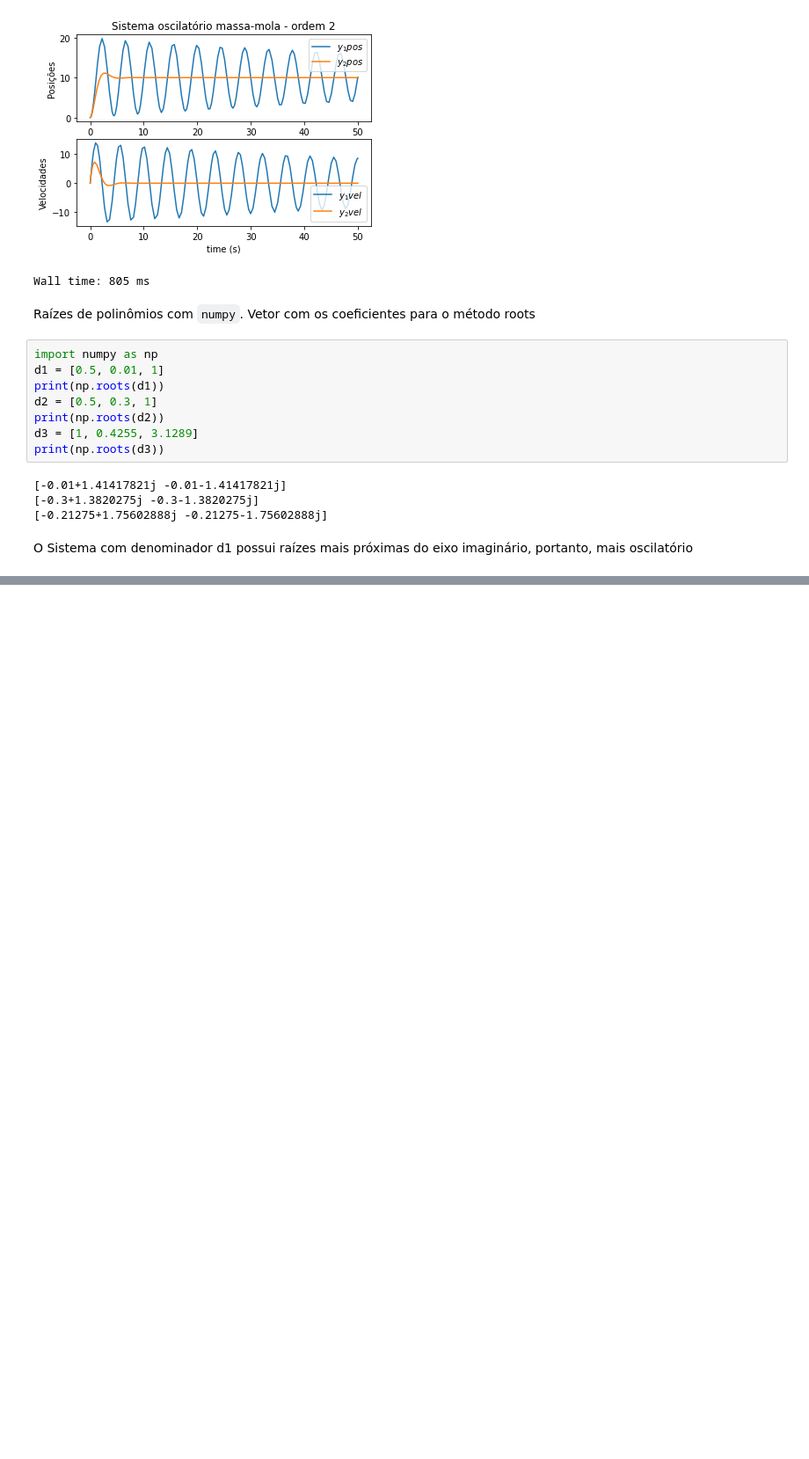
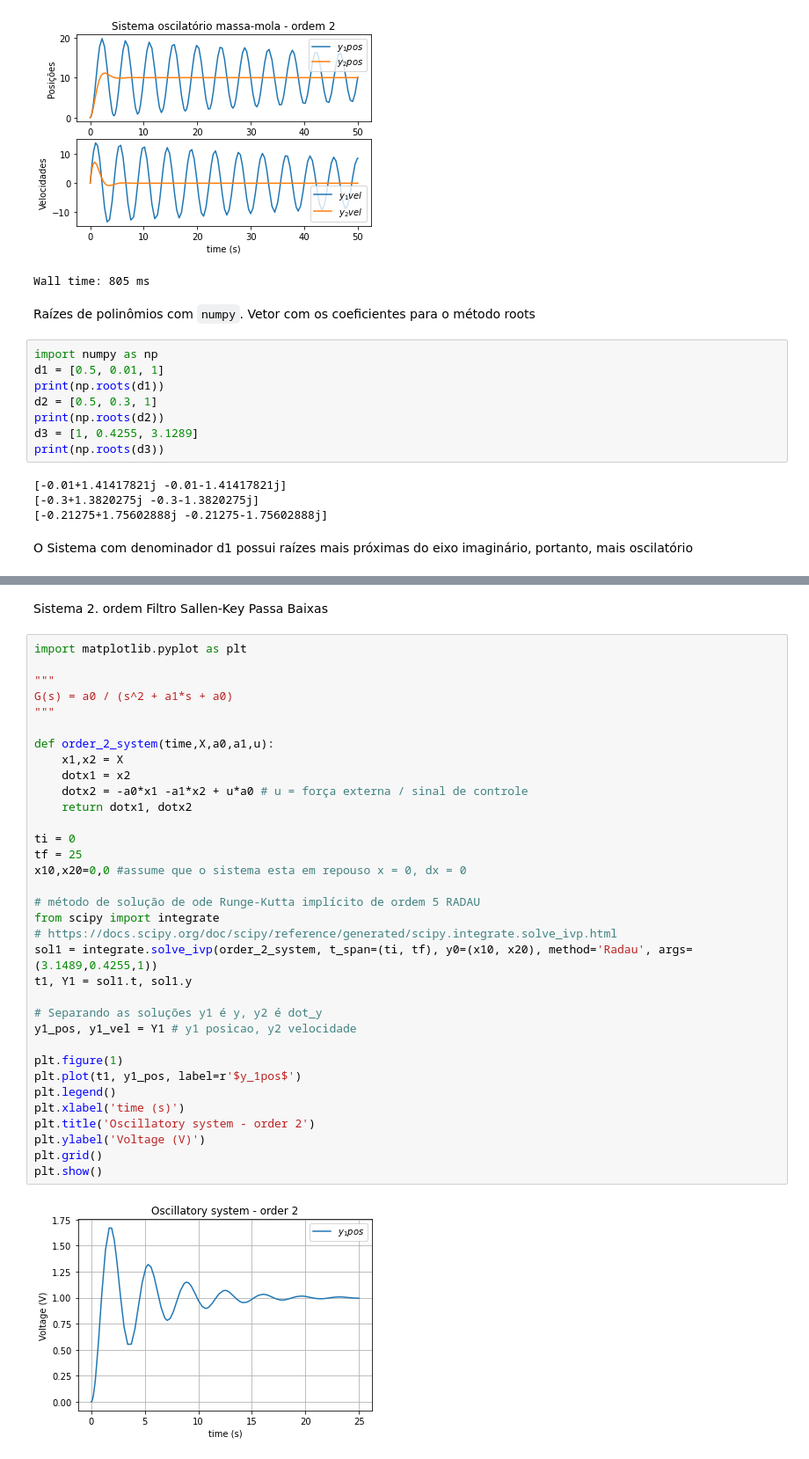
Before and after one commit to josenalde/embeddedsystems, a Jupyter notebook: src/simul1.ipynb, the cells around one changed output, grey strips where cells are left out. Shown at 88% size. Saved outputs shown, nothing was run; the diff lists cells and outputs as text; blank space fills up the shorter version.

```diff
--- a/src/simul1.ipynb
+++ b/src/simul1.ipynb
@@ -208,0 +209,38 @@ Wall time: 381 ms
+# %% [markdown]
+Sistema 2. ordem Filtro Sallen-Key Passa Baixas
+# %%
+import matplotlib.pyplot as plt
+
+"""
+G(s) = a0 / (s^2 + a1*s + a0)
+"""
+
+def order_2_system(time,X,a0,a1,u):
+    x1,x2 = X
+    dotx1 = x2
+    dotx2 = -a0*x1 -a1*x2 + u*a0 # u = força externa / sinal de controle
+    return dotx1, dotx2
+
+ti = 0
+tf = 25
+x10,x20=0,0 #assume que o sistema esta em repouso x = 0, dx = 0
+
+# método de solução de ode Runge-Kutta implícito de ordem 5 RADAU
+from scipy import integrate
+# https://docs.scipy.org/doc/scipy/reference/generated/scipy.integrate.solve_ivp.html
+sol1 = integrate.solve_ivp(order_2_system, t_span=(ti, tf), y0=(x10, x20), method='Radau', args=(3.1489,0.4255,1))
+t1, Y1 = sol1.t, sol1.y
+
+# Separando as soluções y1 é y, y2 é dot_y
+y1_pos, y1_vel = Y1 # y1 posicao, y2 velocidade
+
+plt.figure(1)
+plt.plot(t1, y1_pos, label=r'$y_1pos$')
+plt.legend()
+plt.xlabel('time (s)')
+plt.title('Oscillatory system - order 2')
+plt.ylabel('Voltage (V)')
+plt.grid()
+plt.show()
+# %% [output]
+[figure, added]
```
Also changed, not shown: parts of 4 cells of this notebook.
